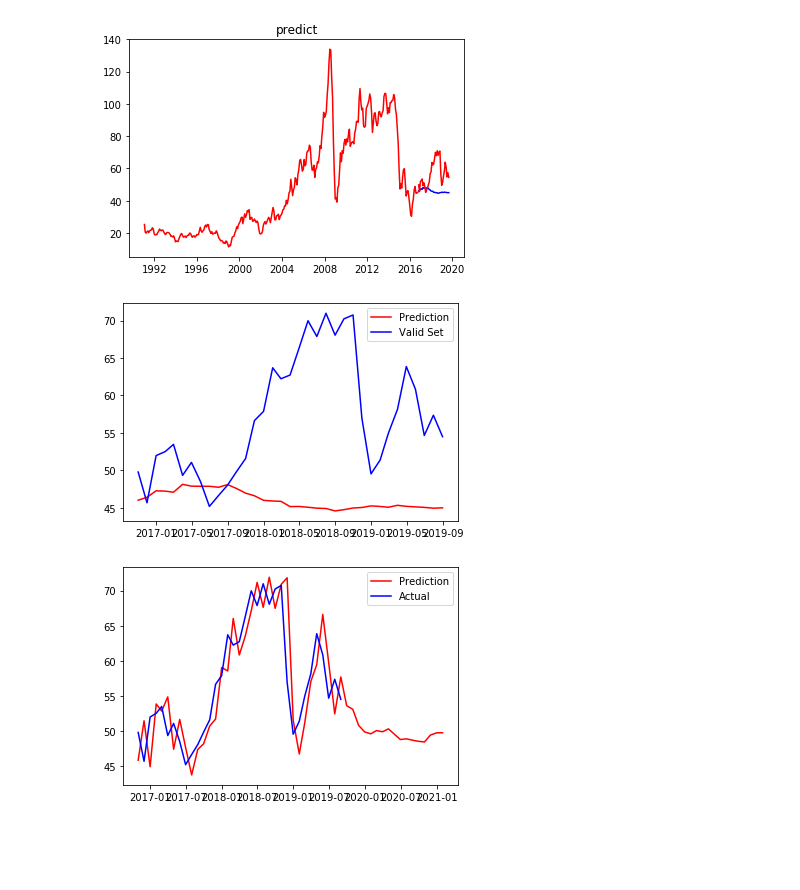
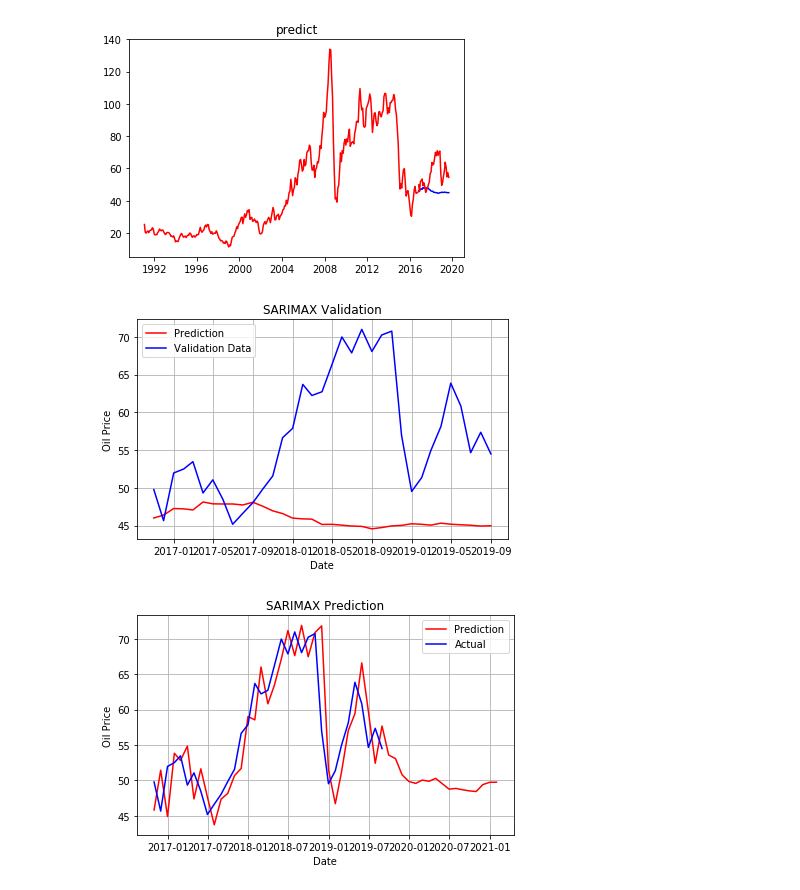
Before and after one commit to VeeLeeKoh/inventors_sprint, a Jupyter notebook: SARIMAX.ipynb, the cells around one changed output. Saved outputs shown, nothing was run; the diff lists cells and outputs as text; code cells hidden in the pictures; blank space fills up the shorter version.

```diff
--- a/SARIMAX.ipynb
+++ b/SARIMAX.ipynb
@@ -38,12 +38,17 @@ plt.show()
 [figure]
 # %%
 plt.plot(yhat, label = 'Prediction',color = "red")
-plt.plot(valid, label = 'Valid Set',color= "blue")
+plt.plot(valid, label = 'Validation Data',color= "blue")
+plt.xlabel("Date")
+plt.ylabel("Oil Price")
+plt.title("SARIMAX Validation")
 
 plt.legend()
+plt.grid()
+plt.tight_layout()
 plt.show()
 # %% [output]
-[figure, old version]
+[figure, new version]
 # %%
 # training
 order = (1,1,1)
@@ -58,10 +63,15 @@ yhat = model_fit.predict(start=valid.index[0], end="2021-1")
 # %%
 plt.plot(yhat,  label = "Prediction",color = "red")
 plt.plot(valid, label = "Actual",color = "blue")
+plt.xlabel("Date")
+plt.ylabel("Oil Price")
+plt.title("SARIMAX Prediction")
 plt.legend()
+plt.grid()
+plt.tight_layout()
 
 plt.show()
 # %% [output]
-[figure, old version]
+[figure, new version]
 # %%
 yhat["2020"]
```
Also changed, not shown: parts of 2 cells of this notebook, 3 other files.
